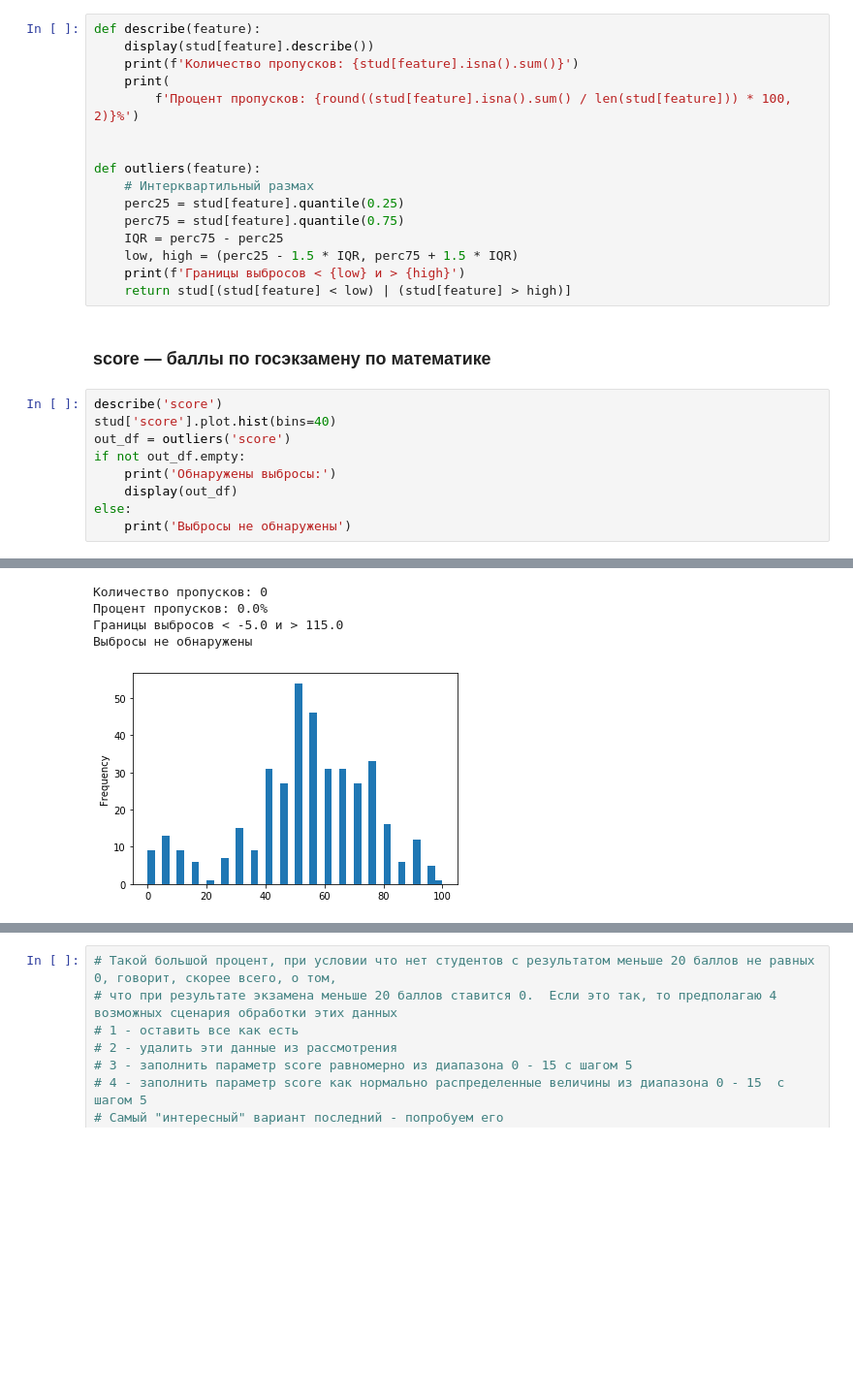
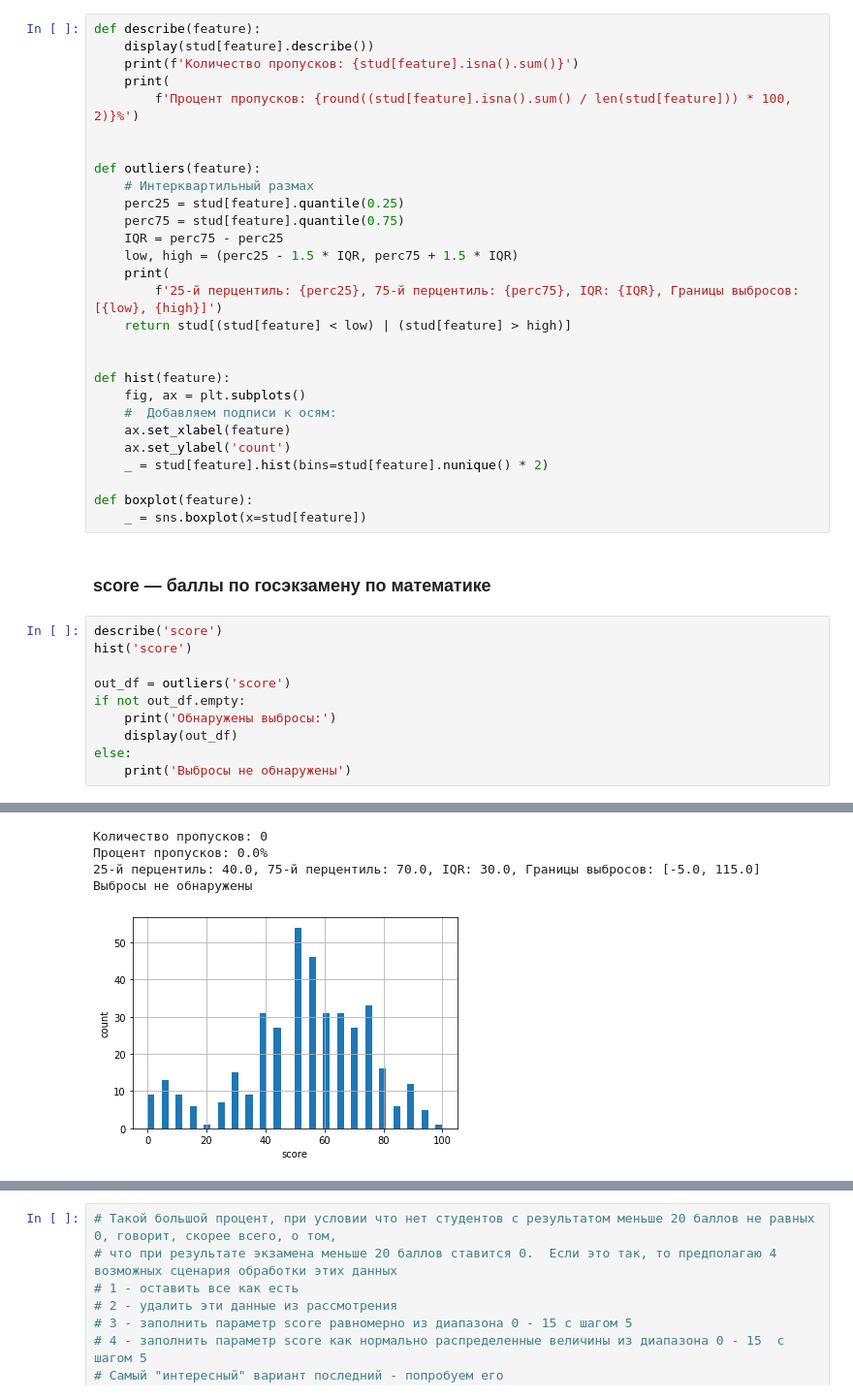
Before and after one commit to sand74/skillfactory, a Jupyter notebook: module_2/eda_solve.ipynb, the cells around one changed output, grey strips where cells are left out. Shown at 97% size. Cells and saved outputs as stored; diff of their text form; blank space fills up the shorter version.

```diff
--- a/module_2/eda_solve.ipynb
+++ b/module_2/eda_solve.ipynb
@@ -129,34 +129,47 @@ def outliers(feature):
     perc75 = stud[feature].quantile(0.75)
     IQR = perc75 - perc25
     low, high = (perc25 - 1.5 * IQR, perc75 + 1.5 * IQR)
-    print(f'Границы выбросов < {low} и > {high}')
+    print(
+        f'25-й перцентиль: {perc25}, 75-й перцентиль: {perc75}, IQR: {IQR}, Границы выбросов: [{low}, {high}]')
     return stud[(stud[feature] < low) | (stud[feature] > high)]
+
+
+def hist(feature):
+    fig, ax = plt.subplots()
+    #  Добавляем подписи к осям:
+    ax.set_xlabel(feature)
+    ax.set_ylabel('count')
+    _ = stud[feature].hist(bins=stud[feature].nunique() * 2)
+
+def boxplot(feature):
+    _ = sns.boxplot(x=stud[feature])
 # %% [markdown]
 ### score — баллы по госэкзамену по математике
 # %%
 describe('score')
-stud['score'].plot.hist(bins=40)
+hist('score')
+
 out_df = outliers('score')
 if not out_df.empty:
     print('Обнаружены выбросы:')
     display(out_df)
 else:
     print('Выбросы не обнаружены')
 # %% [output]
 count    389.000000
 mean      52.892031
 std       21.575895
 min        0.000000
 25%       40.000000
 50%       55.000000
 75%       70.000000
 max      100.000000
 Name: score, dtype: float64
 Количество пропусков: 0
 Процент пропусков: 0.0%
-Границы выбросов < -5.0 и > 115.0
+25-й перцентиль: 40.0, 75-й перцентиль: 70.0, IQR: 30.0, Границы выбросов: [-5.0, 115.0]
 Выбросы не обнаружены
-[figure, old version]
+[figure, new version]
 # %%
 # Очень много значений score = 0
 print(f'Количество score равных 0: {len(stud[stud["score"] == 0])}')
```
Also changed, not shown: parts of 11 cells of this notebook.
